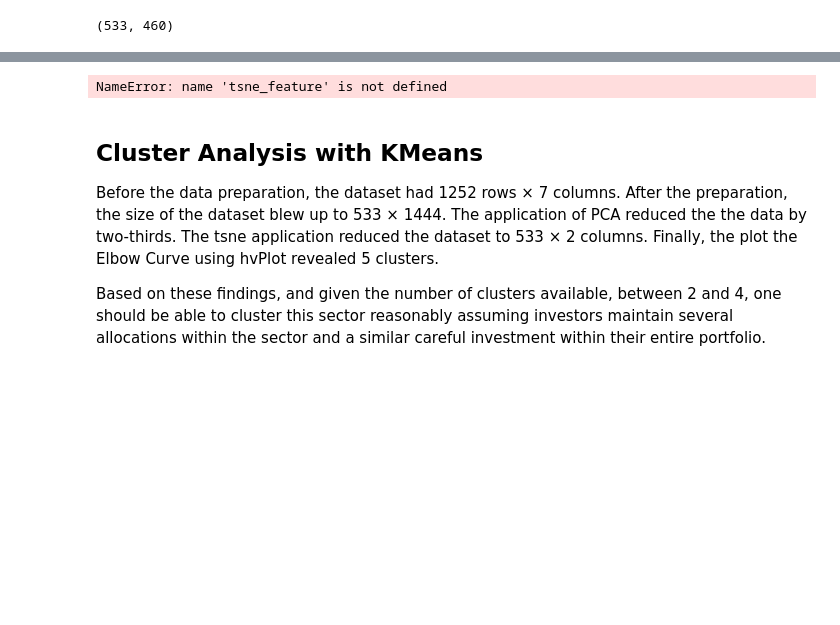
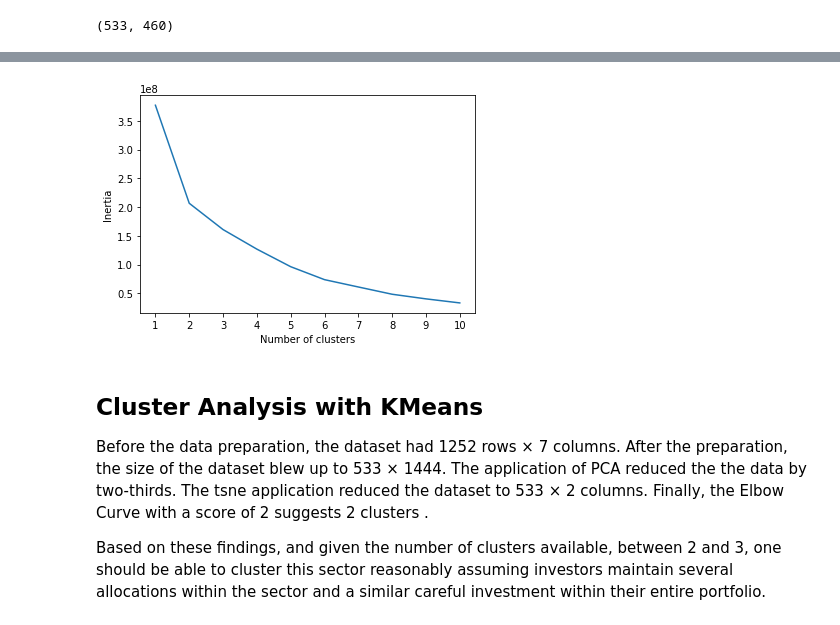
Before and after one commit to barvin11/unsupervised-machine-learning-challenge, a Jupyter notebook: unsupervised-machine-learning-challenge.ipynb, the cells around one changed output, grey strips where cells are left out. Drawn from its saved outputs; the diff is of its cells as text; code cells hidden in the pictures; blank space fills up the shorter version.

```diff
--- a/unsupervised-machine-learning-challenge.ipynb
+++ b/unsupervised-machine-learning-challenge.ipynb
@@ -160,31 +160,31 @@ plt.show()
 # %%
 from sklearn.cluster import KMeans
 
 inertia = []
 # Same as k = list(range(1, 11))
 k = [1,2,3,4,5,6,7,8,9,10]
 
 
 # Looking for the best krfc
 for i in k:
     km = KMeans(n_clusters=i, random_state=0)
-    km.fit(tsne_feature)
+    km.fit(df)
     inertia.append(km.inertia_)
 
 # Define a DataFrame to plot the Elbow Curve using hvPlot
 elbow_data = {"k": k, "inertia": inertia}
 df_elbow = pd.DataFrame(elbow_data)
 
 plt.plot(df_elbow['k'], df_elbow['inertia'])
 plt.xticks(range(1,11))
 plt.xlabel('Number of clusters')
 plt.ylabel('Inertia')
 plt.show()
 # %% [output]
-NameError: name 'tsne_feature' is not defined
+[figure, added]
 # %% [markdown]
 ## Cluster Analysis with KMeans
 
-Before the data preparation, the dataset had 1252 rows × 7 columns.  After the preparation, the size of the dataset blew up to 533 × 1444.  The application of PCA reduced the the data by two-thirds.  The tsne application reduced the dataset to 533 × 2 columns.  Finally, the plot the Elbow Curve using hvPlot revealed 5 clusters.
+Before the data preparation, the dataset had 1252 rows × 7 columns.  After the preparation, the size of the dataset blew up to 533 × 1444.  The application of PCA reduced the the data by two-thirds.  The tsne application reduced the dataset to 533 × 2 columns.  Finally, the Elbow Curve with a score of 2 suggests 2 clusters .
 
-Based on these findings, and given the number of clusters available, between 2 and 4, one should be able to cluster this sector reasonably assuming investors maintain several allocations within the sector and a similar careful investment within their entire portfolio.
+Based on these findings, and given the number of clusters available, between 2 and 3, one should be able to cluster this sector reasonably assuming investors maintain several allocations within the sector and a similar careful investment within their entire portfolio.
```
Also changed, not shown: parts of 4 cells of this notebook.
